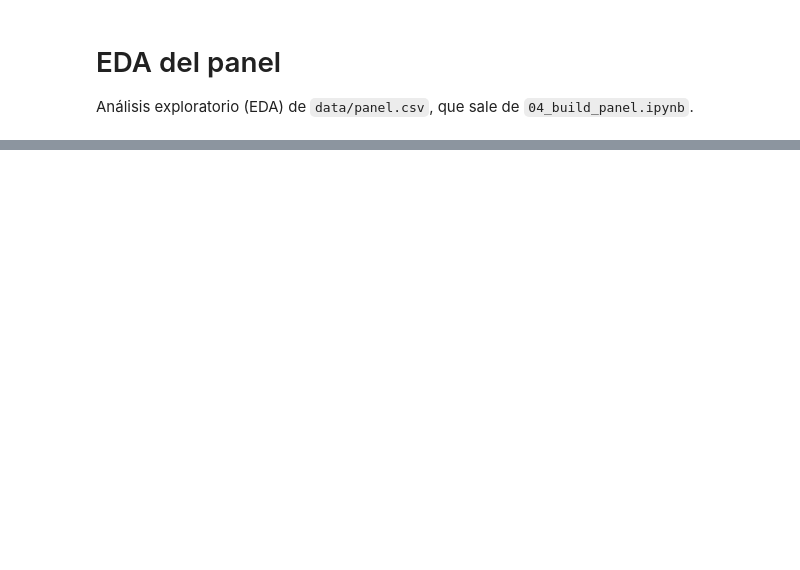
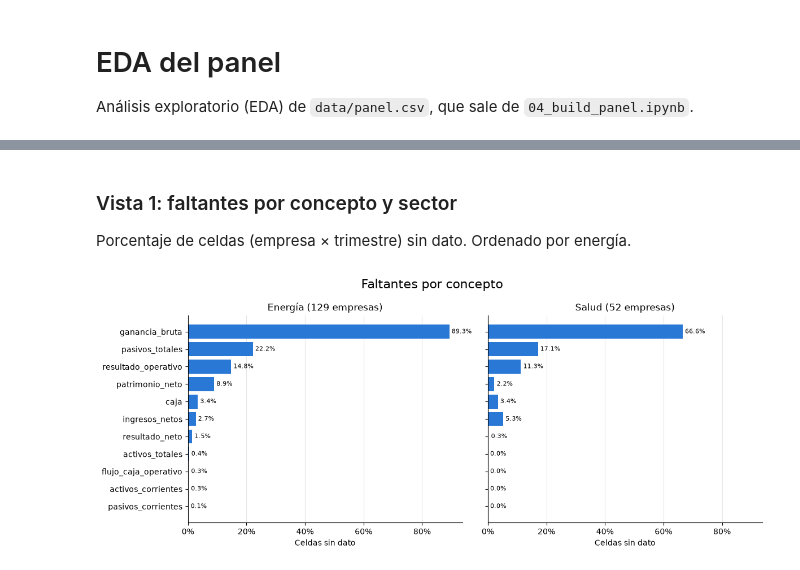
Before and after one commit to EbnerLautaro/MAI-Diplodatos, a Jupyter notebook: src/05_eda_panel.ipynb, the cells around one changed output, grey strips where cells are left out. Cells and saved outputs as stored; diff of their text form; code cells hidden in the pictures; blank space fills up the shorter version.

```diff
--- a/src/05_eda_panel.ipynb
+++ b/src/05_eda_panel.ipynb
@@ -45,0 +242,45 @@ panel
+# %%
+CONCEPTOS = [
+    c for c in CONCEPTS if c != "costo_ventas"
+]  # costo_ventas is not in the panel
+AZUL = "#2a78d6"
+ETIQUETAS = {c: c.replace("_", " ").capitalize() for c in CONCEPTOS}  # for the axes
+
+largo = panel_qc.melt(
+    id_vars=["cik", "sector", "trimestre"], value_vars=CONCEPTOS, var_name="concepto"
+)
+largo["falta"] = largo["value"].isna()
+
+# share of each company's quarters without the concept
+por_empresa = largo.groupby(["sector", "cik", "concepto"])["falta"].mean()
+# %% [markdown]
+### Vista 1: faltantes por concepto y sector
+
+Porcentaje de celdas (empresa × trimestre) sin dato. Ordenado por energía.
+# %%
+from matplotlib.ticker import PercentFormatter
+
+vista1 = (
+    largo.groupby(["concepto", "sector"])["falta"]
+    .mean()
+    .unstack()
+    .sort_values("energia")
+)
+
+fig, axes = plt.subplots(1, 2, figsize=(12, 5), sharey=True, sharex=True)
+for ax, sector in zip(axes, ["energia", "salud"]):
+    barras = ax.barh(vista1.index, vista1[sector], color=AZUL)
+    ax.bar_label(
+        barras, labels=[f"{v:.1%}" for v in vista1[sector]], padding=3, fontsize=8
+    )
+    ax.set_title(f"{NOMBRES[sector]} ({n_empresas[sector]} empresas)")
+    ax.set_xlabel("Celdas sin dato")
+    ax.xaxis.set_major_formatter(PercentFormatter(1))
+    ax.spines[["top", "right"]].set_visible(False)
+    ax.grid(axis="x", alpha=0.3)
+    ax.set_axisbelow(True)
+fig.suptitle("Faltantes por concepto", fontsize=16)
+fig.tight_layout()
+# vista1
+# %% [output]
+[figure, added]
```
Also changed, not shown: parts of 24 cells of this notebook, 14 other files.
